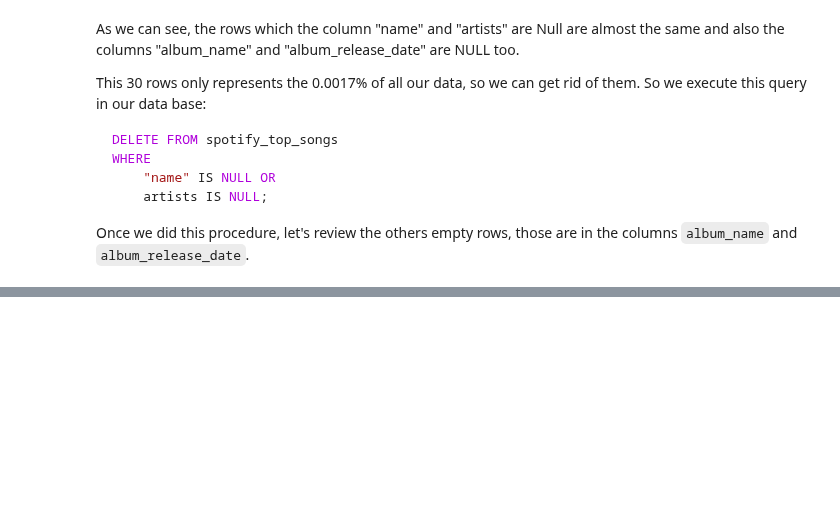
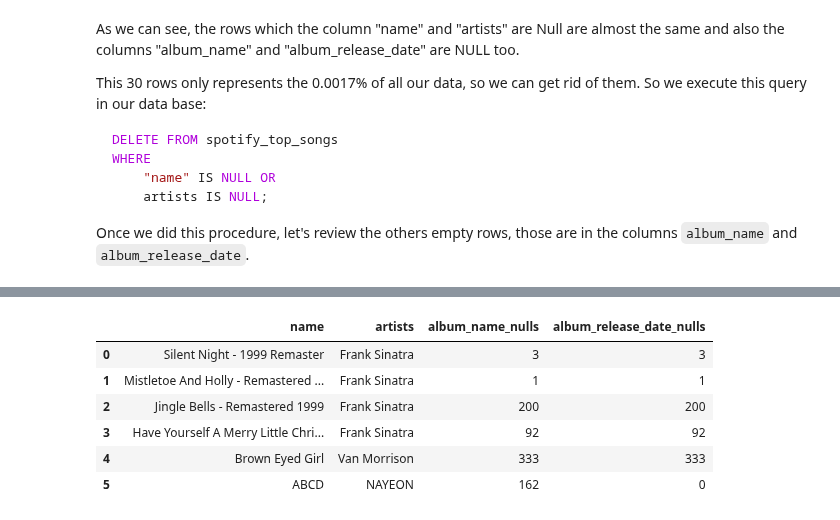
Before and after one commit to PPJQ/Spotify-Songs, a Jupyter notebook: Spotify-Songs-Documentation Notebook.ipynb, the cells around one changed output, grey strips where cells are left out. Cells and saved outputs as stored; diff of their text form; code cells hidden in the pictures; blank space fills up the shorter version.

```diff
--- a/Spotify-Songs-Documentation Notebook.ipynb
+++ b/Spotify-Songs-Documentation Notebook.ipynb
@@ -305,0 +329,27 @@ Once we did this procedure, let's review the others empty rows, those are in the
+# %%
+# Grouping by song name
+query = """
+SELECT
+    "name",
+    artists,
+    SUM(CASE WHEN "album_name" IS NULL THEN 1 ELSE 0 END) AS "album_name_nulls",
+    SUM(CASE WHEN "album_release_date" IS NULL THEN 1 ELSE 0 END) AS "album_release_date_nulls"
+FROM
+    spotify_top_songs
+WHERE
+    album_name IS NULL OR
+    album_release_date IS NULL
+GROUP BY
+    "name", artists
+ORDER BY "name" DESC;
+"""
+
+pd.io.sql.read_sql(query, con = engine)
+# %% [output]
+|  | name | artists | album_name_nulls | album_release_date_nulls |
+| 0 | Silent Night - 1999 Remaster | Frank Sinatra | 3 | 3 |
+| 1 | Mistletoe And Holly - Remastered ... | Frank Sinatra | 1 | 1 |
+| 2 | Jingle Bells - Remastered 1999 | Frank Sinatra | 200 | 200 |
+| 3 | Have Yourself A Merry Little Chri... | Frank Sinatra | 92 | 92 |
+| 4 | Brown Eyed Girl | Van Morrison | 333 | 333 |
+| 5 | ABCD | NAYEON | 162 | 0 |
```
Also changed, not shown: parts of 5 cells of this notebook.
